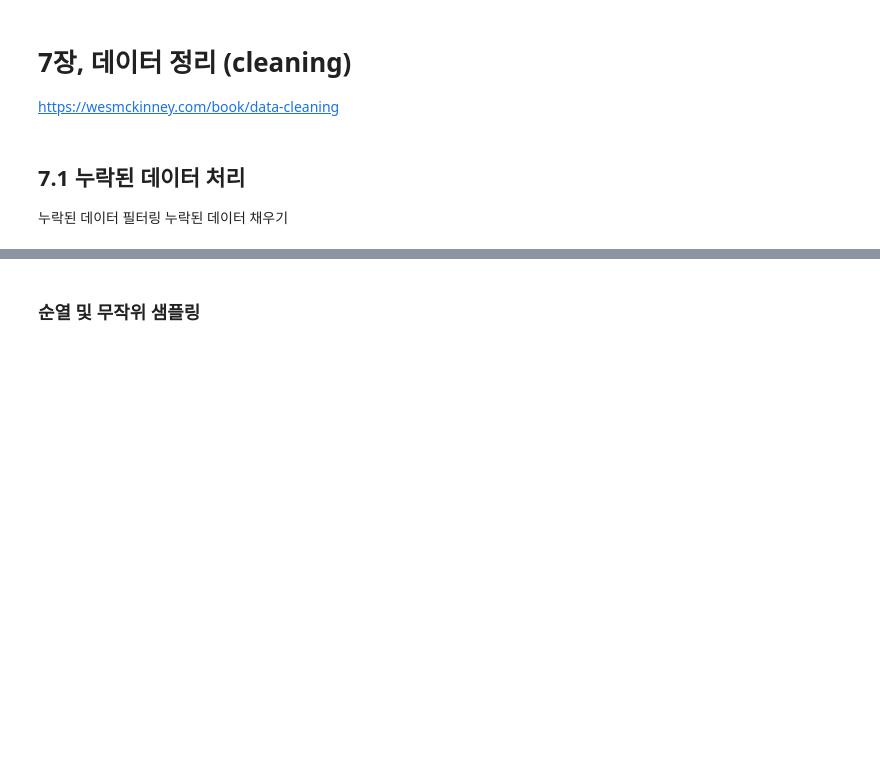
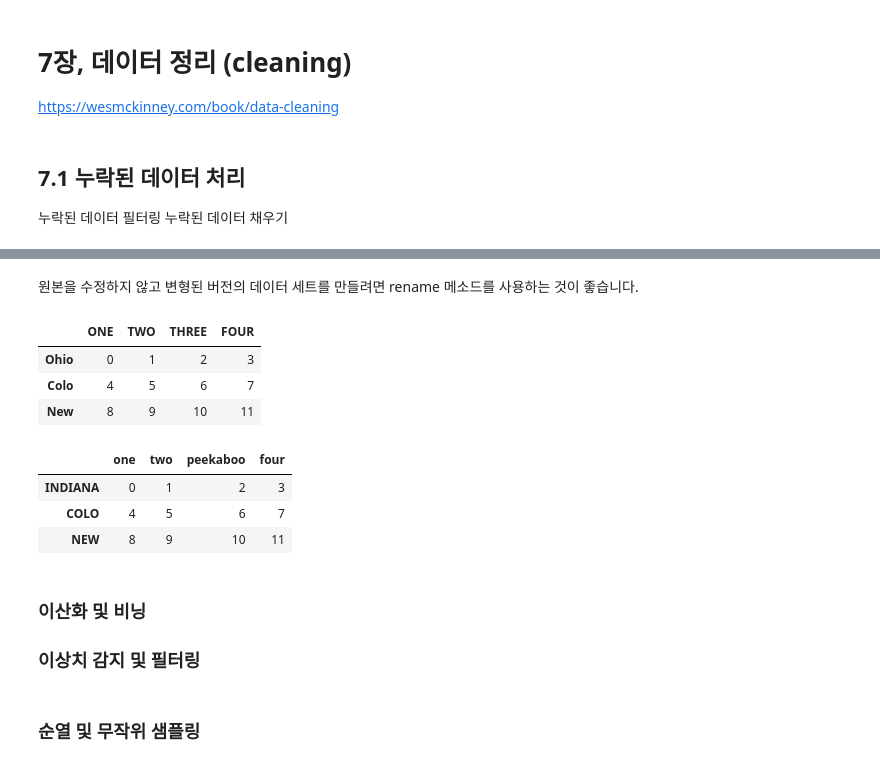
Before and after one commit to cafrii/ml_study, a Jupyter notebook: pandas/wesmckinney/ch07_pd_cleaning.ipynb, the cells around one changed output, grey strips where cells are left out. Cells and saved outputs as stored; diff of their text form; code cells hidden in the pictures; blank space fills up the shorter version.

```diff
--- a/pandas/wesmckinney/ch07_pd_cleaning.ipynb
+++ b/pandas/wesmckinney/ch07_pd_cleaning.ipynb
@@ -24,3 +131,30 @@ import pandas as pd
+# %% [markdown]
+원본을 수정하지 않고 변형된 버전의 데이터 세트를 만들려면 rename 메소드를 사용하는 것이 좋습니다.
+# %%
+data.rename(index=str.title, columns=str.upper)
+# 이 rename() 메소드는 새로운 DataFrame 객체를 리턴한다.
+# str.title, str.upper 는 무엇인가? str 은 무엇을 가리키나?
+# %% [output]
+|  | ONE | TWO | THREE | FOUR |
+| Ohio | 0 | 1 | 2 | 3 |
+| Colo | 4 | 5 | 6 | 7 |
+| New | 8 | 9 | 10 | 11 |
+# %%
+# 축의 label 전체가 아닌 일부 만 새 label 로 변경할 수도 있다. 사전-like 한 객체를 전달하면 된다.
+data.rename(index={"OHIO": "INDIANA"},
+           columns={"three": "peekaboo"})
+
+# rename()을 사용하면 다음 두 과정을 한번에 수행한다.
+#   - DataFrame을 수동으로 복사
+#   - 인덱스 및 열 속성에 새 값을 할당
+# %% [output]
+|  | one | two | peekaboo | four |
+| INDIANA | 0 | 1 | 2 | 3 |
+| COLO | 4 | 5 | 6 | 7 |
+| NEW | 8 | 9 | 10 | 11 |
+# %% [markdown]
+### 이산화 및 비닝
+### 이상치 감지 및 필터링
 # %% [markdown]
 ### 순열 및 무작위 샘플링
 # %%
```
Also changed, not shown: parts of 14 cells of this notebook, 1 other file.
